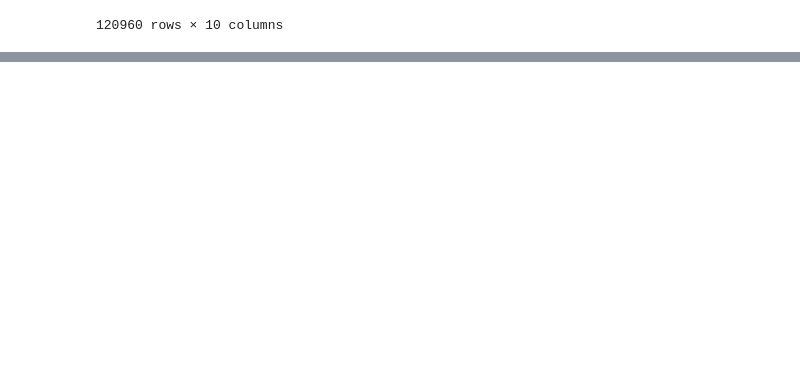
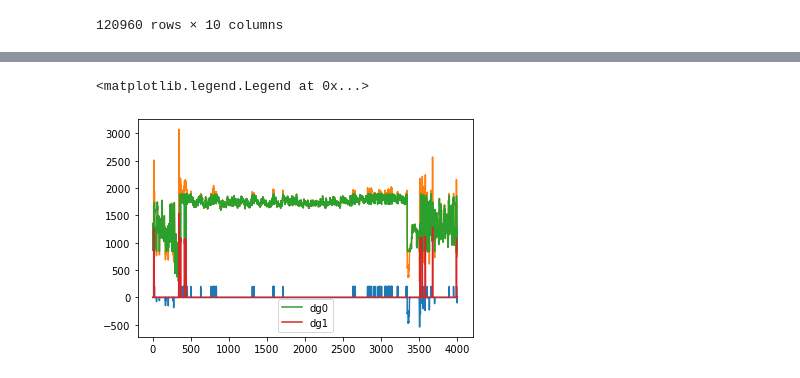
Before and after one commit to andreasdyve/EquinorProject, a Jupyter notebook: python notebooks/BaseCase_MedBat_Calc_Peakshaving.ipynb, the cells around one changed output, grey strips where cells are left out. Saved outputs shown, nothing was run; the diff lists cells and outputs as text; code cells hidden in the pictures; blank space fills up the shorter version.

```diff
--- a/python notebooks/BaseCase_MedBat_Calc_Peakshaving.ipynb
+++ b/python notebooks/BaseCase_MedBat_Calc_Peakshaving.ipynb
@@ -99,0 +178,9 @@ plt.grid()
+# %%
+plt.plot(bat[18000:22000])
+plt.plot(load[18000:22000])
+plt.plot(dg0[18000:22000], label = 'dg0')
+plt.plot(dg1[18000:22000], label = 'dg1')
+plt.legend()
+# %% [output]
+<matplotlib.legend.Legend at 0x...>
+[figure, added]
```
Also changed, not shown: parts of 10 cells of this notebook, 2 other files.
